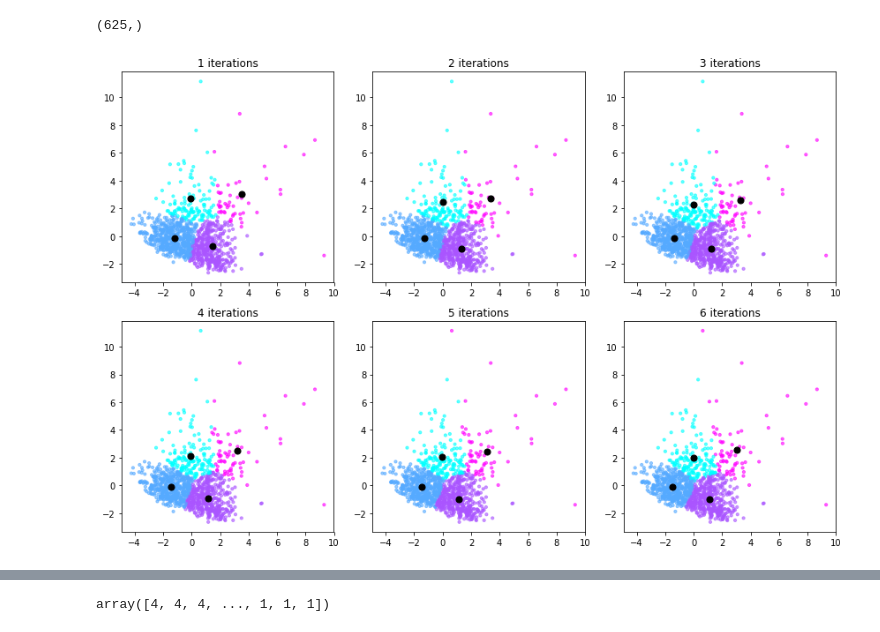
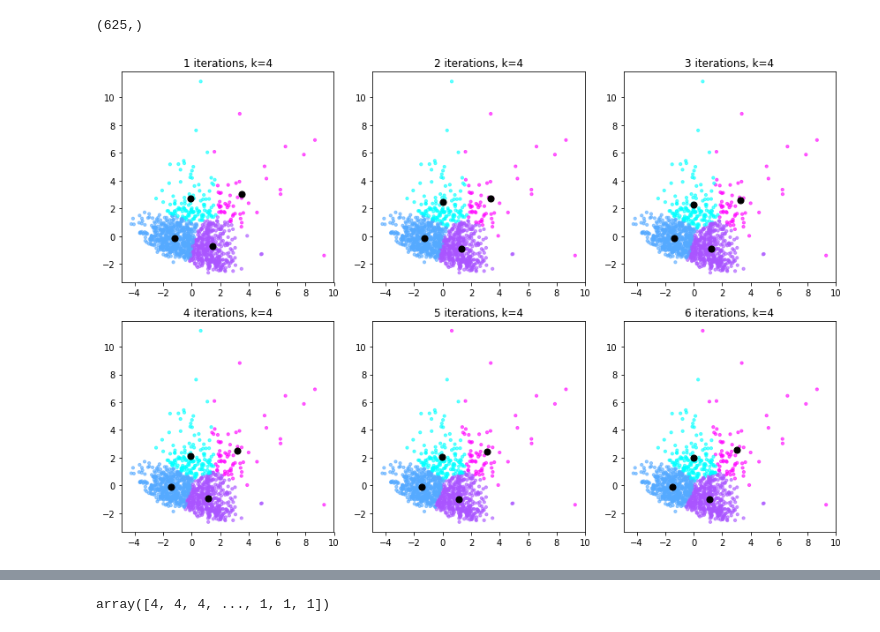
Before and after one commit to kfarbman/ski-recommender, a Jupyter notebook: notebooks/clustering.ipynb, the cells around one changed output, grey strips where cells are left out. Drawn from its saved outputs; the diff is of its cells as text; code cells hidden in the pictures.

```diff
--- a/notebooks/clustering.ipynb
+++ b/notebooks/clustering.ipynb
@@ -36,6 +37,6 @@ X
 ss = StandardScaler()
 X = ss.fit_transform(X)
 # %%
-km = KMeans(n_clusters=4)
+km4 = KMeans(n_clusters=4)
 # %%
-km_labels = km.fit_predict(X)
+km_labels_4 = km4.fit_predict(X)
@@ -74,7 +83,7 @@ np.where(gm_labels == 3)[0].shape
 # %%
 color_num_array = df.color_nums.values
 # %%
-def plot_iterations(iterations, data, plotname = None):
+def plot_iterations(iterations, data, clusters, plotname = None):
     '''
     iterations is a list, data is a np array
     '''
@@ -83,14 +92,14 @@ def plot_iterations(iterations, data, plotname = None):
 
     init_points = data[:3]
     for j, it in enumerate(iterations):
-        km = KMeans(n_clusters=4, n_init=1, max_iter=it, \
+        km = KMeans(n_clusters=clusters, n_init=1, max_iter=it, \
                     random_state=0, n_jobs=-1)
         km.fit(data)
         cents = km.cluster_centers_
         labels = km.labels_
         ax[j].scatter(data[:,0], data[:,1], s=10, c= labels, cmap = 'cool', alpha = 0.6)
         ax[j].scatter(cents[:,0], cents[:,1], s=50, c= 'k', label = 'centroids')
-        ax[j].set_title('{} iterations'.format(it))
+        ax[j].set_title('{} iterations, k={}'.format(it,clusters))
 
     plt.tight_layout()
     if plotname:
@@ -98,6 +107,6 @@ def plot_iterations(iterations, data, plotname = None):
     else:
         plt.show()
 # %%
-plot_iterations(range(1,7),pca_mod)
+plot_iterations(range(1,7),pca_mod,4)
 # %% [output]
-[figure, old version]
+[figure, new version]
```
Also changed, not shown: parts of 31 cells of this notebook, 14 other files.
